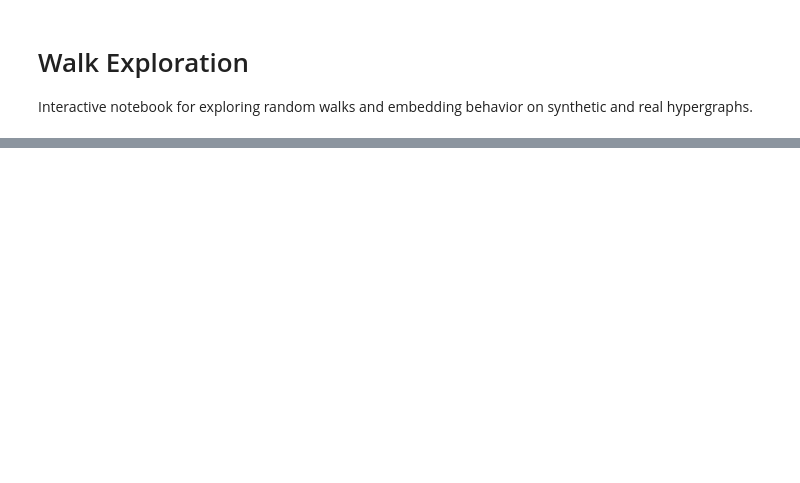
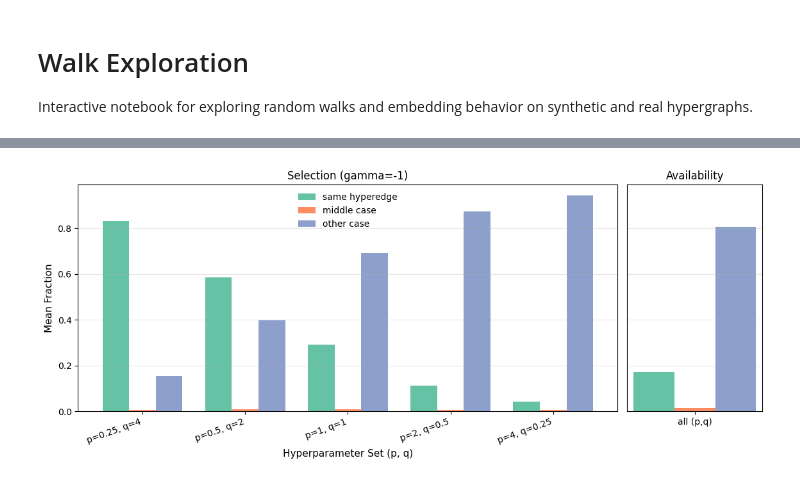
Before and after one commit to aduntslusine/hypergraphs, a Jupyter notebook: 4_walk_exploration.ipynb, the cells around one changed output, grey strips where cells are left out. Drawn from its saved outputs; the diff is of its cells as text; code cells hidden in the pictures; blank space fills up the shorter version.

```diff
--- a/4_walk_exploration.ipynb
+++ b/4_walk_exploration.ipynb
@@ -106,0 +432,95 @@ plt.show()
+# %%
+# Same plot with matched y-axis + load CSV cache if present
+gamma_diag = -1.0
+case_names = ["same hyperedge", "middle case", "other case"]
+group_labels = [f"p={p_i}, q={q_i}" for (p_i, q_i) in pq_grid]
+
+csv_path = results_dir / "stage1_transition_cases_selected_vs_possible.csv"
+
+if csv_path.exists():
+    df_cache = pd.read_csv(csv_path)
+    selected_vals = df_cache[["selected_same", "selected_middle", "selected_other"]].to_numpy()
+    possible_vals = df_cache[["possible_same", "possible_middle", "possible_other"]].to_numpy()
+    print(f"Loaded cached table: {csv_path}")
+else:
+    selected_vals = []
+    possible_vals = []
+
+    for p_i, q_i in pq_grid:
+        selected_curves = []
+        possible_curves = []
+
+        for h_idx, H in enumerate(Hs):
+            _, case_freq, possible_freq = sample_hmrw_walks(
+                H,
+                walk_length=walk_length,
+                walks_per_node=walks_per_node,
+                p=p_i,
+                q=q_i,
+                r=r_fixed,
+                gamma=gamma_diag,
+                seed=200 + h_idx,
+            )
+            selected_curves.append(case_freq)
+            possible_curves.append(possible_freq)
+
+        selected_vals.append(np.stack(selected_curves, axis=0).mean(axis=(0, 1)))
+        possible_vals.append(np.stack(possible_curves, axis=0).mean(axis=(0, 1)))
+
+    selected_vals = np.asarray(selected_vals)
+    possible_vals = np.asarray(possible_vals)
+
+    rows = []
+    for i, (p_i, q_i) in enumerate(pq_grid):
+        rows.append({
+            "p": p_i,
+            "q": q_i,
+            "selected_same": selected_vals[i, 0],
+            "selected_middle": selected_vals[i, 1],
+            "selected_other": selected_vals[i, 2],
+            "possible_same": possible_vals[i, 0],
+            "possible_middle": possible_vals[i, 1],
+            "possible_other": possible_vals[i, 2],
+        })
+
+    pd.DataFrame(rows).to_csv(csv_path, index=False)
+    print(f"Saved table: {csv_path}")
+
+x = np.arange(len(pq_grid))
+bar_w = 0.26
+case_colors = ["#66c2a5", "#fc8d62", "#8da0cb"]
+
+# Availability is effectively the same across hyperparameter sets; show one pooled group.
+avail_one = possible_vals.mean(axis=0)
+
+ymax = max(float(selected_vals.max()), float(avail_one.max()))
+
+fig, axes = plt.subplots(1, 2, figsize=(11.5, 4.8), gridspec_kw={"width_ratios": [4, 1]})
+
+# Left: selection by hyperparameter set
+for j, name in enumerate(case_names):
+    axes[0].bar(x + (j - 1) * bar_w, selected_vals[:, j], width=bar_w, color=case_colors[j], label=name)
+axes[0].set_ylim(0.0, ymax * 1.05)
+axes[0].set_ylabel("Mean Fraction", fontsize=11)
+axes[0].set_xlabel("Hyperparameter Set (p, q)", fontsize=11)
+axes[0].set_title(f"Selection (gamma={gamma_diag:.0f})", fontsize=12)
+axes[0].grid(axis="y", alpha=0.3)
+axes[0].set_xticks(x)
+axes[0].set_xticklabels(group_labels, rotation=20, ha="right")
+axes[0].legend(frameon=False)
+
+# Right: one availability group (no separate y-axis)
+x2 = np.array([0.0])
+for j, _ in enumerate(case_names):
+    axes[1].bar(x2 + (j - 1) * bar_w, [avail_one[j]], width=bar_w, color=case_colors[j])
+axes[1].set_ylim(0.0, ymax * 1.05)
+axes[1].set_title("Availability", fontsize=12)
+axes[1].grid(axis="y", alpha=0.3)
+axes[1].set_xticks([0.0])
+axes[1].set_xticklabels(["all (p,q)"])
+axes[1].tick_params(axis="y", left=False, labelleft=False)
+
+fig.tight_layout()
+fig.savefig(results_dir / "stage1_transition_cases_barplot_selected_vs_possible.png", dpi=300, bbox_inches="tight")
+plt.show()
+# %% [output]
@@ -106,0 +528 @@ plt.show()
+[figure, added]
```
Also changed, not shown: parts of 14 cells of this notebook, 14 other files.
